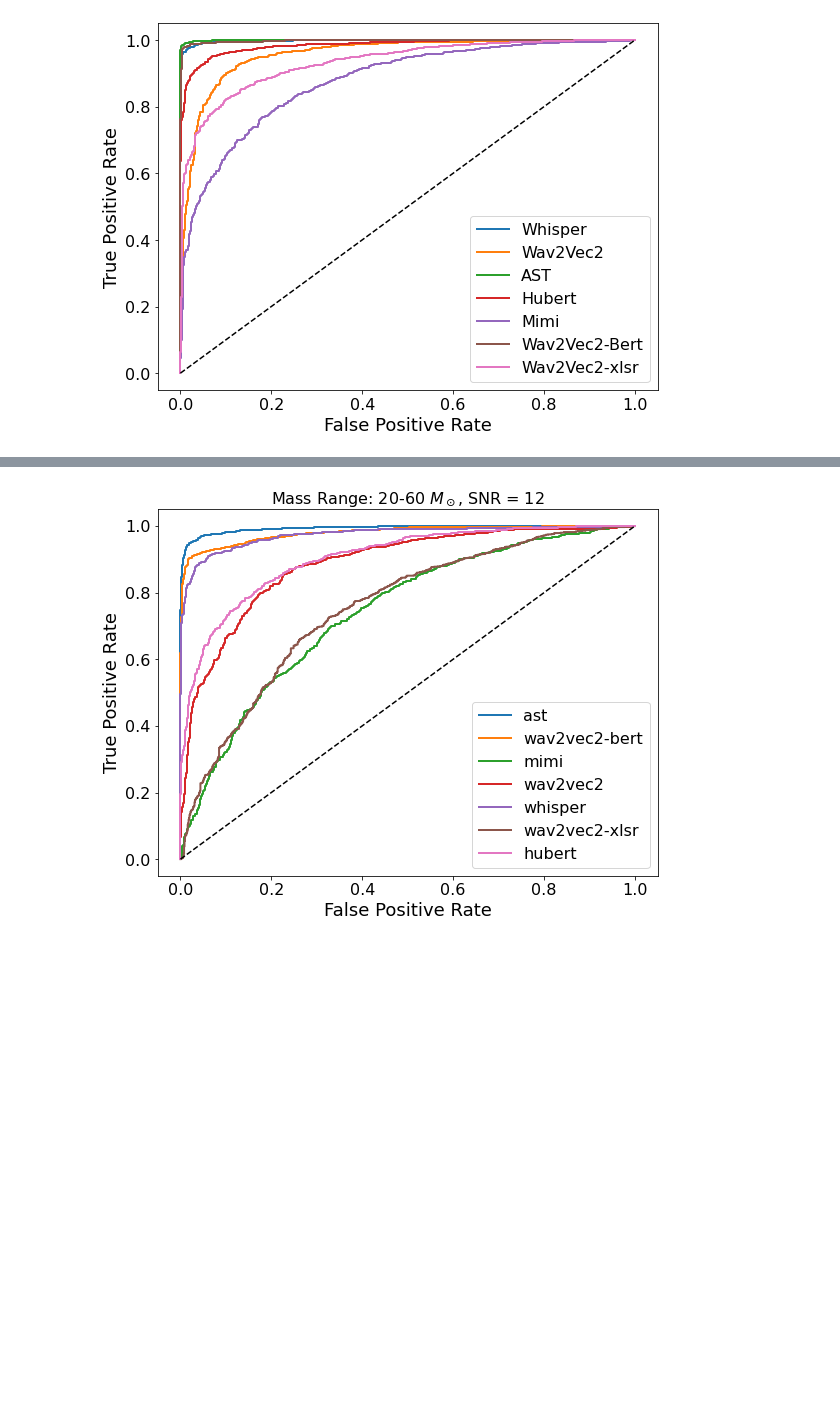
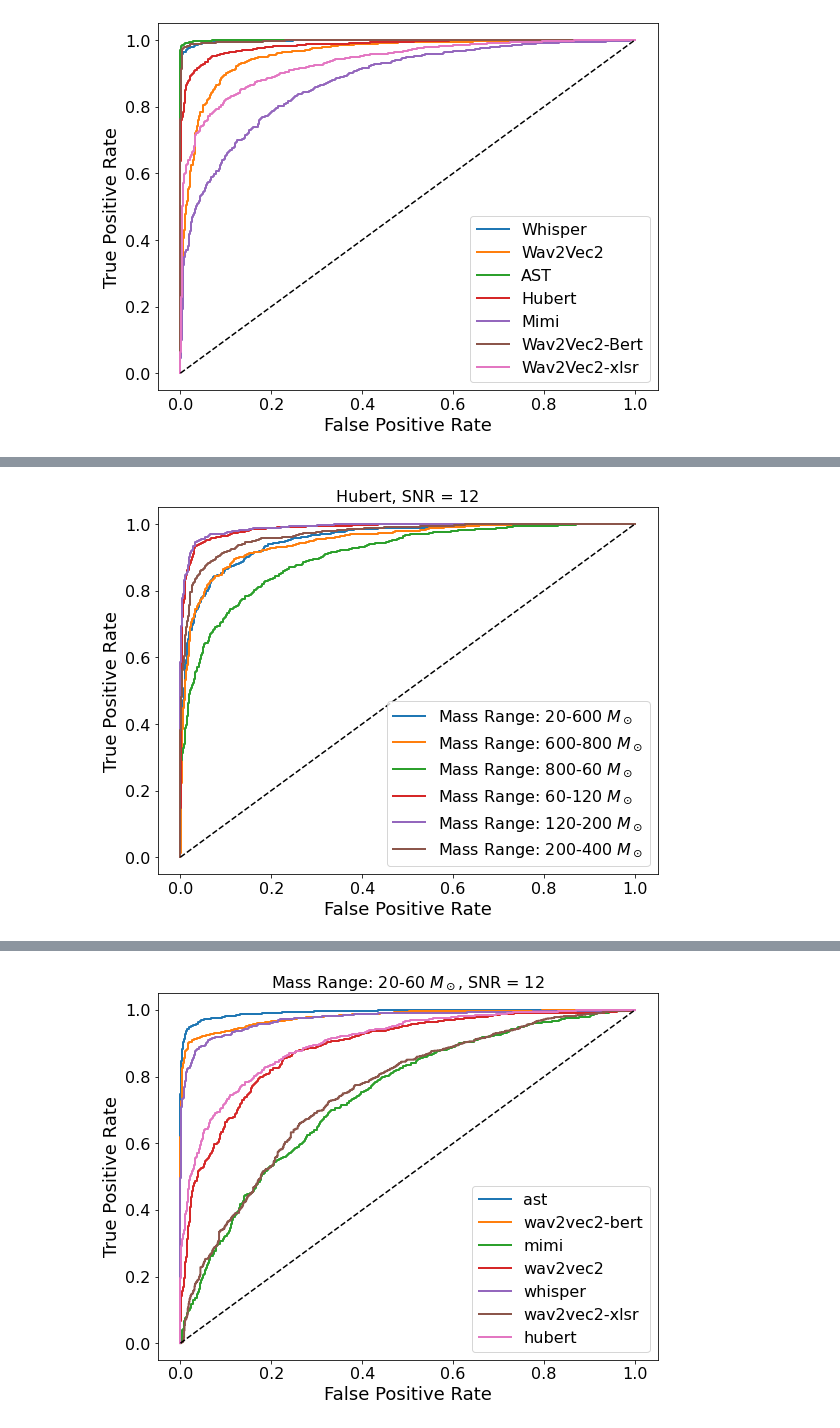
Before and after one commit to Suyash-Deshmukh/transformers-for-GW-analysis, a Jupyter notebook: roc_curves.ipynb, the cells around one changed output, grey strips where cells are left out. Drawn from its saved outputs; the diff is of its cells as text; code cells hidden in the pictures; blank space fills up the shorter version.

```diff
--- a/roc_curves.ipynb
+++ b/roc_curves.ipynb
@@ -156,0 +110,4 @@ plt.show()
+# %%
+plotter("logs/hubert*eval_roc_*.hdf5", "Hubert, SNR = 12")
+# %% [output]
+[figure, added]
```
Also changed, not shown: parts of 14 cells of this notebook, 2 other files.
